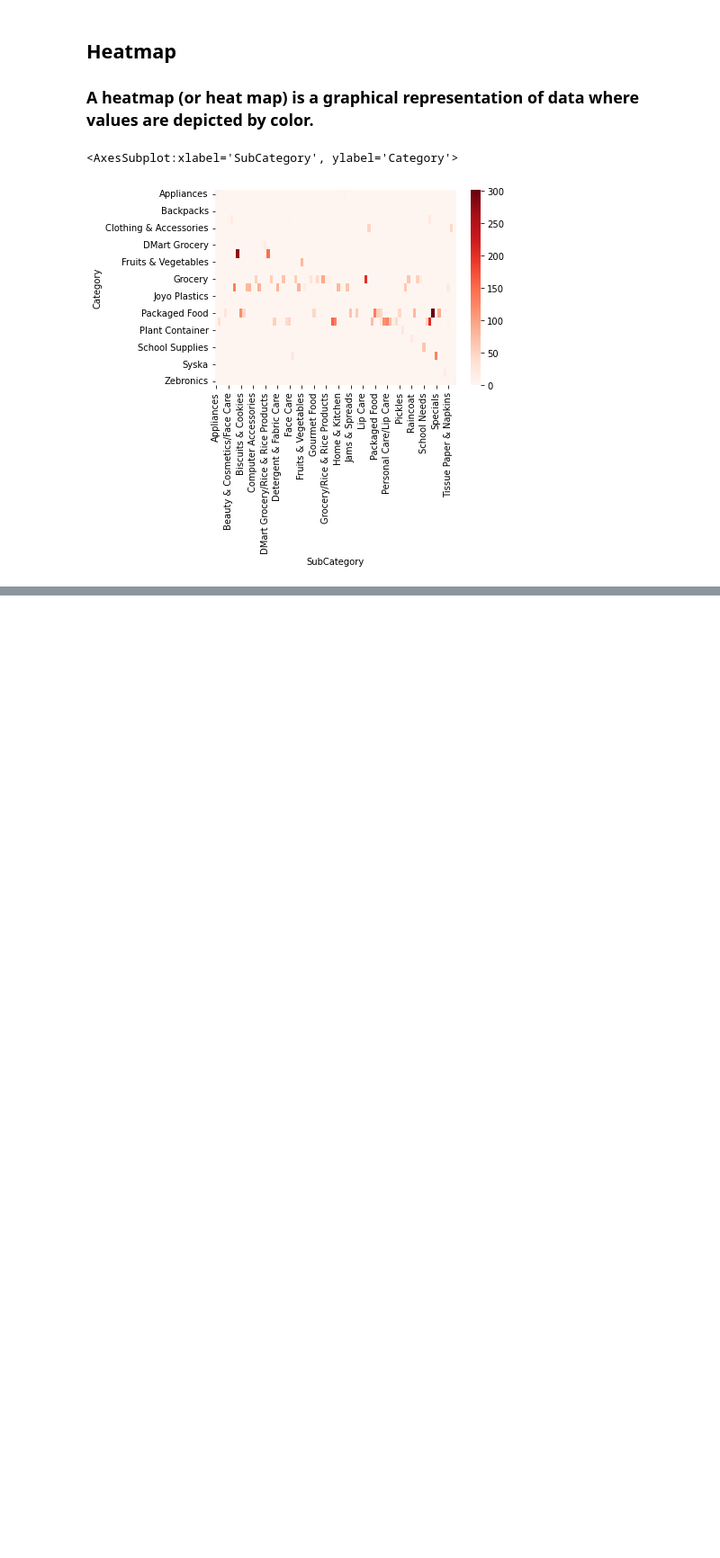
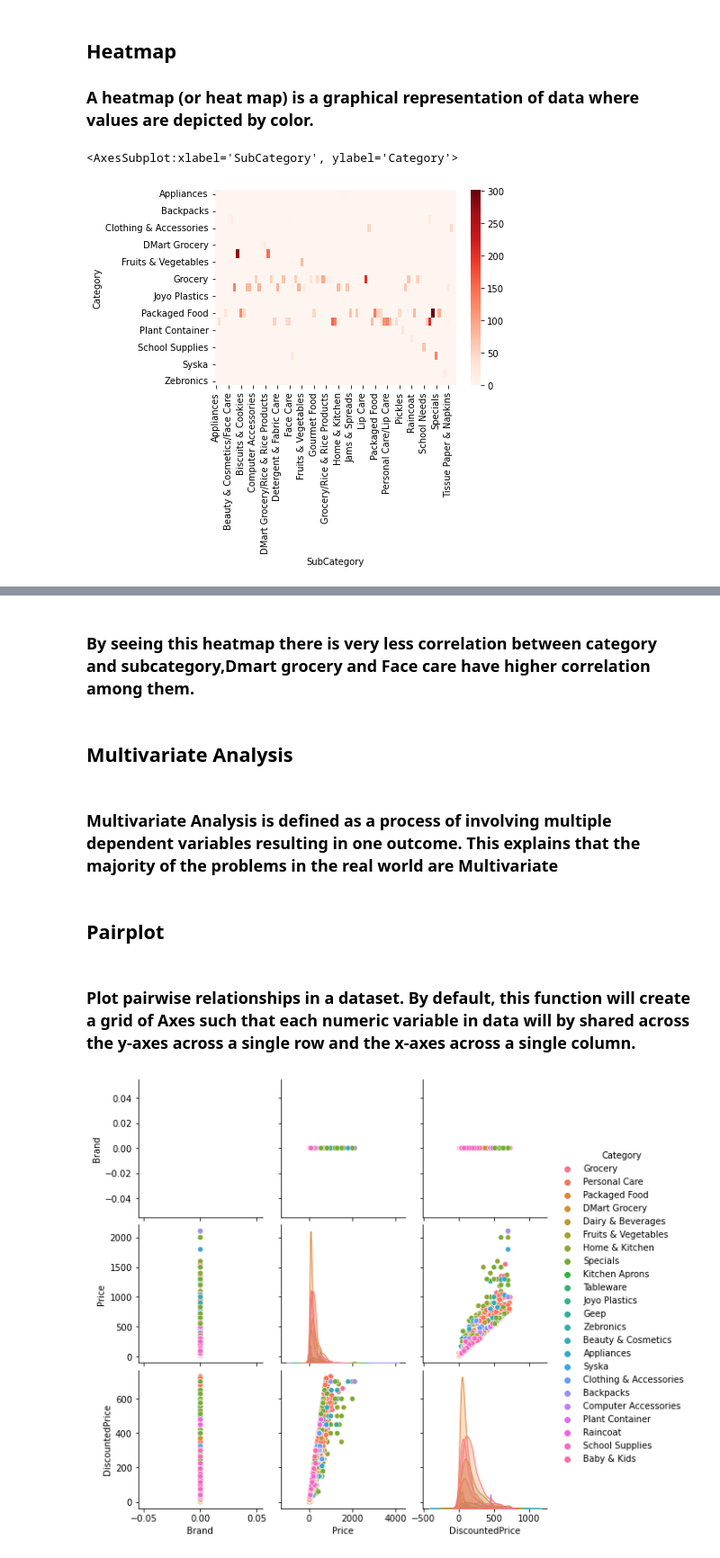
Before and after one commit to bharath3848/Dmart-dataset, a Jupyter notebook: EDA_Project.ipynb, the cells around one changed output, grey strips where cells are left out. Shown at 90% size. Cells and saved outputs as stored; diff of their text form; code cells hidden in the pictures; blank space fills up the shorter version.

```diff
--- a/EDA_Project.ipynb
+++ b/EDA_Project.ipynb
@@ -451,0 +447,15 @@ AttributeError: 'SeriesGroupBy' object has no attribute 'mode'
+# %% [markdown]
+### By seeing this heatmap there is very less correlation between category and subcategory,Dmart grocery and Face care have higher correlation among them.
+# %% [markdown]
+## Multivariate Analysis
+# %% [markdown]
+### Multivariate Analysis is defined as a process of involving multiple dependent variables resulting in one outcome. This explains that the majority of the problems in the real world are Multivariate
+# %% [markdown]
+## Pairplot
+# %% [markdown]
+### Plot pairwise relationships in a dataset. By default, this function will create a grid of Axes such that each numeric variable in data will by shared across the y-axes across a single row and the x-axes across a single column.
+# %%
+sns.pairplot(df_no_1,hue='Category')
+plt.show()
+# %% [output]
+[figure, added]
```
Also changed, not shown: parts of 2 cells of this notebook.
